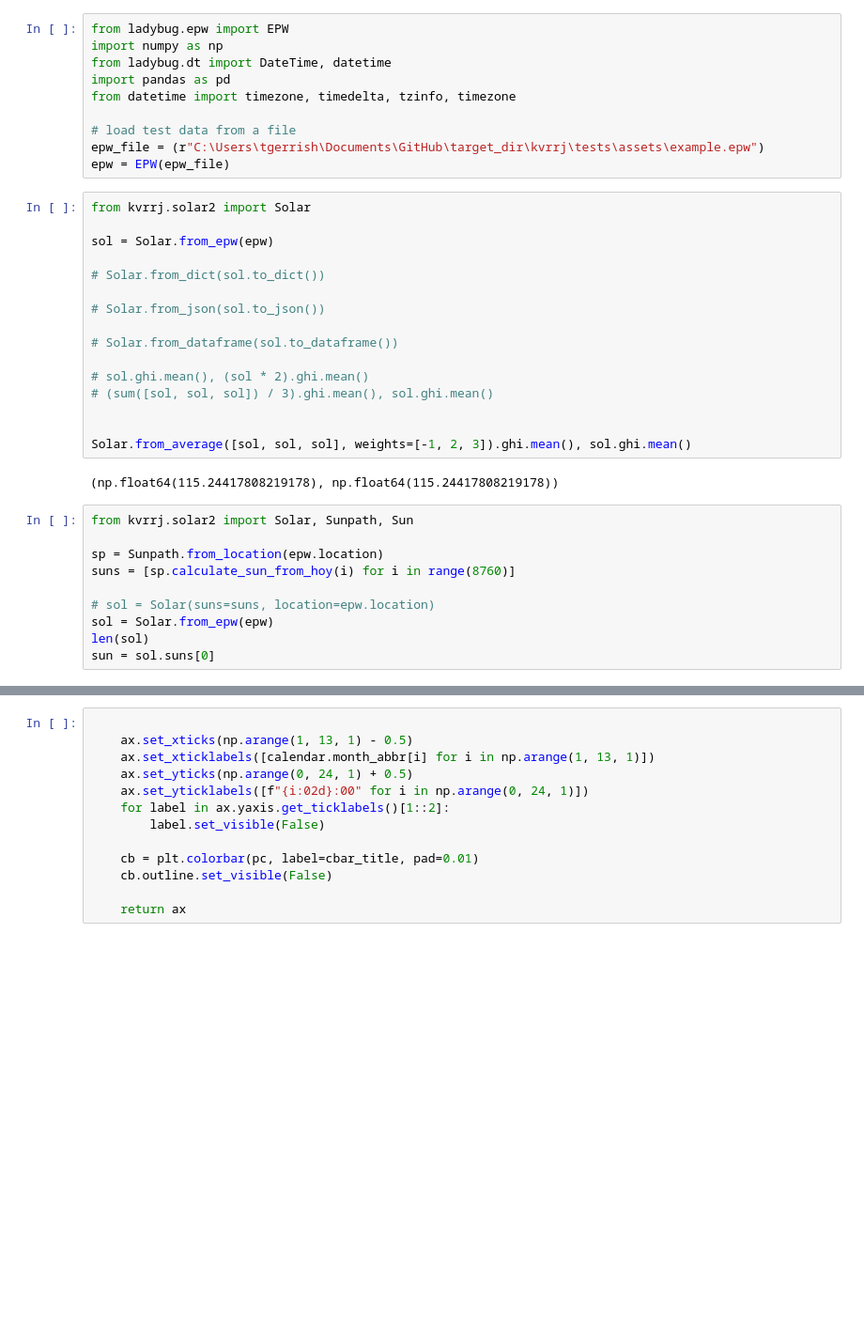
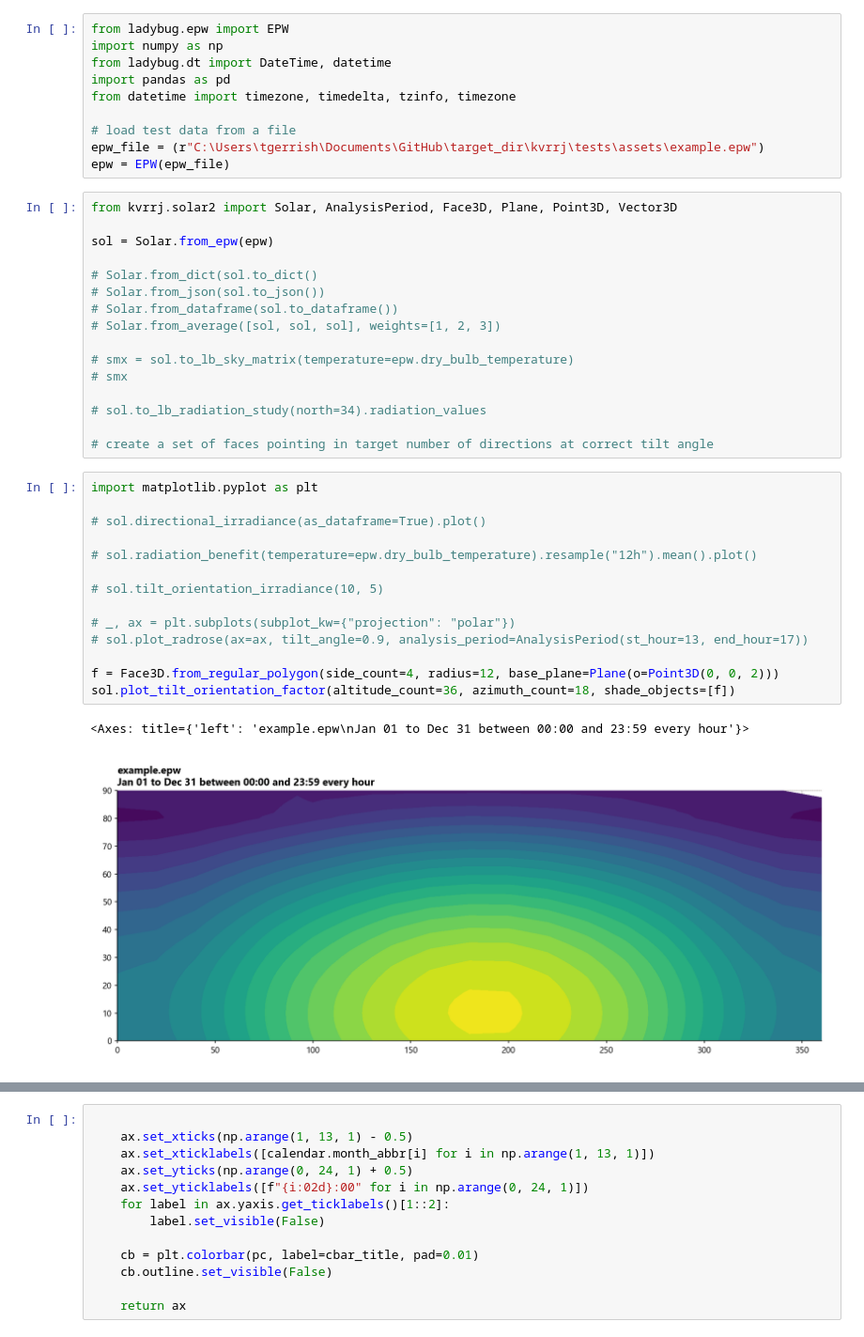
Before and after one commit to tg359/kvrrj, a Jupyter notebook: dev.ipynb, the cells around one changed output, grey strips where cells are left out. Shown at 94% size. Saved outputs shown, nothing was run; the diff lists cells and outputs as text; blank space fills up the shorter version.

```diff
--- a/dev.ipynb
+++ b/dev.ipynb
@@ -9,30 +9,35 @@ from datetime import timezone, timedelta, tzinfo, timezone
 epw_file = (r"C:\Users\tgerrish\Documents\GitHub\target_dir\kvrrj\tests\assets\example.epw")
 epw = EPW(epw_file)
 # %%
-from kvrrj.solar2 import Solar
+from kvrrj.solar2 import Solar, AnalysisPeriod, Face3D, Plane, Point3D, Vector3D
 
 sol = Solar.from_epw(epw)
 
-# Solar.from_dict(sol.to_dict())
+# Solar.from_dict(sol.to_dict()
+# Solar.from_json(sol.to_json())
+# Solar.from_dataframe(sol.to_dataframe())
+# Solar.from_average([sol, sol, sol], weights=[1, 2, 3])
 
-# Solar.from_json(sol.to_json())
+# smx = sol.to_lb_sky_matrix(temperature=epw.dry_bulb_temperature)
+# smx
 
-# Solar.from_dataframe(sol.to_dataframe())
+# sol.to_lb_radiation_study(north=34).radiation_values
 
-# sol.ghi.mean(), (sol * 2).ghi.mean()
-# (sum([sol, sol, sol]) / 3).ghi.mean(), sol.ghi.mean()
-
-
-Solar.from_average([sol, sol, sol], weights=[-1, 2, 3]).ghi.mean(), sol.ghi.mean()
+# create a set of faces pointing in target number of directions at correct tilt angle
-# %% [output]
-(np.float64(115.24417808219178), np.float64(115.24417808219178))
-# %%
-from kvrrj.solar2 import Solar, Sunpath, Sun
-
-sp = Sunpath.from_location(epw.location)
-suns = [sp.calculate_sun_from_hoy(i) for i in range(8760)]
-
-# sol = Solar(suns=suns, location=epw.location)
-sol = Solar.from_epw(epw)
-len(sol)
-sun = sol.suns[0]
+# %%
+import matplotlib.pyplot as plt
+
+# sol.directional_irradiance(as_dataframe=True).plot()
+
+# sol.radiation_benefit(temperature=epw.dry_bulb_temperature).resample("12h").mean().plot()
+
+# sol.tilt_orientation_irradiance(10, 5)
+
+# _, ax = plt.subplots(subplot_kw={"projection": "polar"})
+# sol.plot_radrose(ax=ax, tilt_angle=0.9, analysis_period=AnalysisPeriod(st_hour=13, end_hour=17))
+
+f = Face3D.from_regular_polygon(side_count=4, radius=12, base_plane=Plane(o=Point3D(0, 0, 2)))
+sol.plot_tilt_orientation_factor(altitude_count=36, azimuth_count=18, shade_objects=[f])
+# %% [output]
+<Axes: title={'left': 'example.epw\nJan 01 to Dec 31 between 00:00 and 23:59 every hour'}>
+[figure, added]
```
Also changed, not shown: parts of 5 cells of this notebook, 2 other files.
